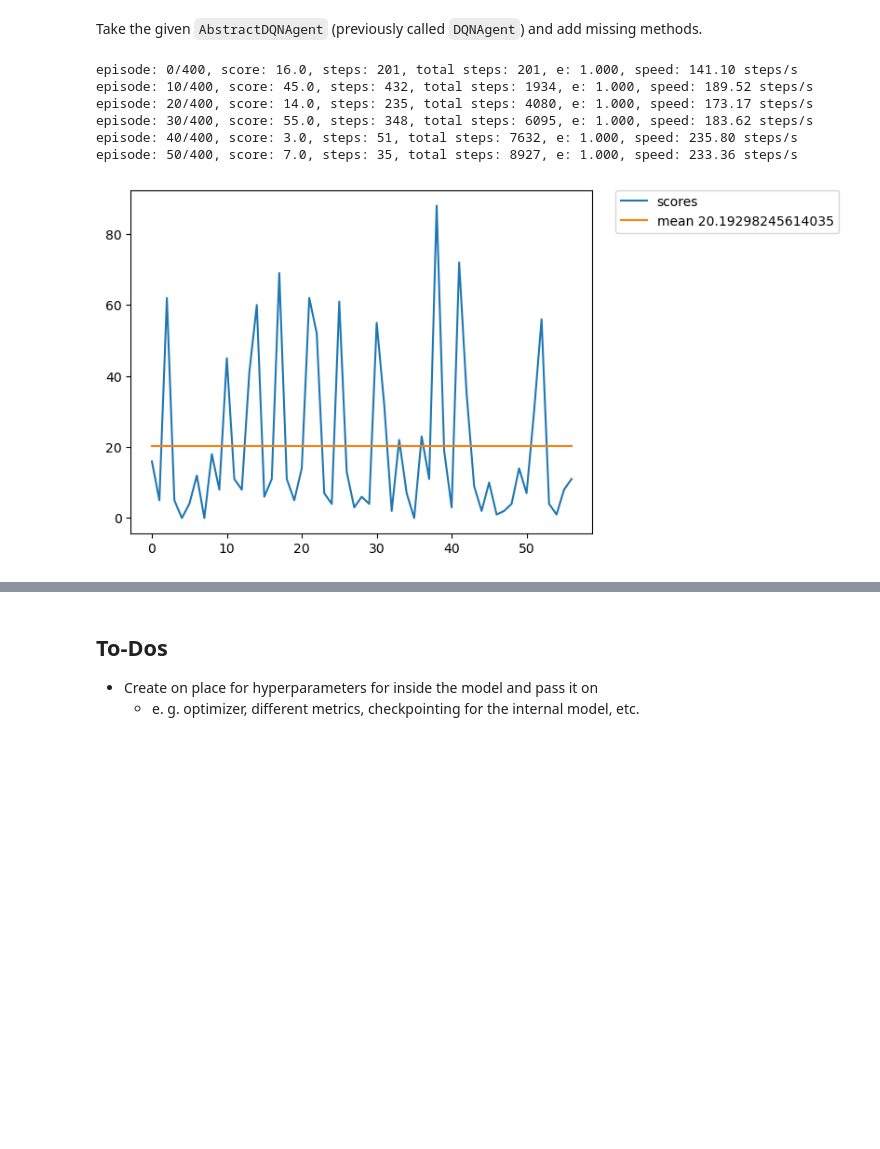
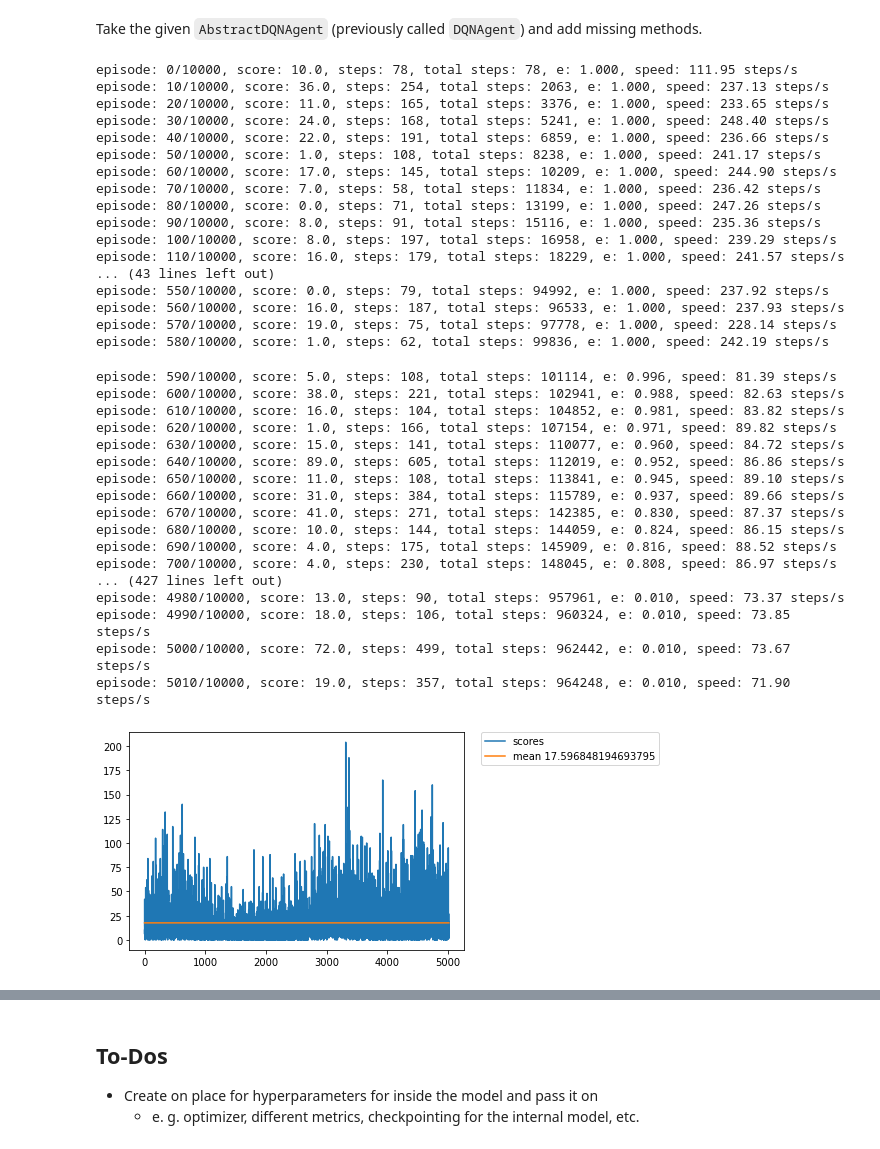
Before and after one commit to Tr33Bug/ML-RL-AtariPinballAgent, a Jupyter notebook: AtariPinball.ipynb, the cells around one changed output, grey strips where cells are left out. Drawn from its saved outputs; the diff is of its cells as text; code cells hidden in the pictures; blank space fills up the shorter version.

```diff
--- a/AtariPinball.ipynb
+++ b/AtariPinball.ipynb
@@ -312,7 +344,7 @@ class DQNAgent(AbstractDQNAgent):
         # input image and applies a rectifier nonlinearity."
         # Results in an output shape of (20, 20, 16)
         conv1 = Conv2D(
-            filters=16,
+            filters=32,
             kernel_size=(8, 8),
             strides=(4, 4),
             activation="relu"
@@ -322,17 +354,24 @@ class DQNAgent(AbstractDQNAgent):
         # by a rectifier nonlinearity."
         # Results in an output shape of (9, 9, 32)
         conv2 = Conv2D(
-            filters=32,
+            filters=64,
             kernel_size=(4,4),
             strides=(2,2),
             activation="relu"
         )(conv1)
 
+        conv3 = Conv2D(
+            filters=64,
+            kernel_size=(4,4),
+            strides=(1,1),
+            activation="relu"
+        )(conv2)
+
         # Flattening the last convolutional layer.
-        conv_flattened = Flatten()(conv2)
+        conv_flattened = Flatten()(conv3)
 
         # "The final hidden layer is fully-connected and consists of 256 rectifier units."
-        hidden = Dense(units=256, activation='relu')(conv_flattened)
+        hidden = Dense(units=512, activation='relu')(conv_flattened)
 
         # "The output layer is a fully-connected linear layer with a single output
         # for each valid action."
@@ -369,7 +408,7 @@ class DQNAgent(AbstractDQNAgent):
         return action
 
 
-    def train(self, experience: tuple[LazyFrames, int, LazyFrames, float, bool]):
+    def train(self, experience: Tuple[LazyFrames, int, LazyFrames, float, bool]):
         """Stores the experience in memory. If memory is full trains network by replay.
 
         Args:
@@ -385,14 +424,12 @@ class DQNAgent(AbstractDQNAgent):
         #  - Update weights of the target model (syn of the two models)
         #  - Execute replay
         if self.step >= self.start_replay_step:
-            if self.replay_has_started == False:
-                print("Replay has started")
-                self.replay_has_started = True
             if self.epsilon > self.epsilon_min:
-                self.epsilon *= self.epsilon_decay
+                self.epsilon -= self.epsilon_decay
             if self.step % self.target_model_update_interval == 0:
                 self.target_model.set_weights(self.model.get_weights())
-            self._replay()
+            if self.step % self.train_freq == 0:
+                self._replay()
 
         self.step += 1
 
@@ -500,35 +537,63 @@ def interact_with_environment(env, agent, n_episodes=600, max_steps=1000000, tra
 # %%
 action_size = env.action_space.n
 state_size = env.observation_space.shape[0]
 
 # Hyperparams (should be sufficient)
-episodes = 5000
+episodes = 10000
 annealing_steps = 100000  # not episodes!
 gamma = 0.99
 epsilon = 1.0
 epsilon_min = 0.01
-epsilon_decay = (epsilon - epsilon_min) / annealing_steps
+epsilon_decay = 0.000004
 alpha = 0.0001
 batch_size = 64
-memory_size = 100000
+memory_size = 200000
 start_replay_step = 100000
 target_model_update_interval = 1000
 train_freq = 4
 
 agent = DQNAgent(action_size=action_size, state_size=state_size, gamma=gamma,
                  epsilon=epsilon, epsilon_decay=epsilon_decay, epsilon_min=epsilon_min,
                  alpha=alpha, batch_size=batch_size, memory_size=memory_size,
                  start_replay_step=start_replay_step,
                  target_model_update_interval=target_model_update_interval, train_freq=train_freq)
 
 statistics = interact_with_environment(env, agent, n_episodes=episodes, verbose=True)
 env.close()
 plot_statistics(statistics)
 # %% [output]
-episode: 0/400, score: 16.0, steps: 201, total steps: 201, e: 1.000, speed: 141.10 steps/s
-episode: 10/400, score: 45.0, steps: 432, total steps: 1934, e: 1.000, speed: 189.52 steps/s
-episode: 20/400, score: 14.0, steps: 235, total steps: 4080, e: 1.000, speed: 173.17 steps/s
-episode: 30/400, score: 55.0, steps: 348, total steps: 6095, e: 1.000, speed: 183.62 steps/s
-episode: 40/400, score: 3.0, steps: 51, total steps: 7632, e: 1.000, speed: 235.80 steps/s
-episode: 50/400, score: 7.0, steps: 35, total steps: 8927, e: 1.000, speed: 233.36 steps/s
+episode: 0/10000, score: 10.0, steps: 78, total steps: 78, e: 1.000, speed: 111.95 steps/s
+episode: 10/10000, score: 36.0, steps: 254, total steps: 2063, e: 1.000, speed: 237.13 steps/s
+episode: 20/10000, score: 11.0, steps: 165, total steps: 3376, e: 1.000, speed: 233.65 steps/s
+episode: 30/10000, score: 24.0, steps: 168, total steps: 5241, e: 1.000, speed: 248.40 steps/s
+episode: 40/10000, score: 22.0, steps: 191, total steps: 6859, e: 1.000, speed: 236.66 steps/s
+episode: 50/10000, score: 1.0, steps: 108, total steps: 8238, e: 1.000, speed: 241.17 steps/s
+episode: 60/10000, score: 17.0, steps: 145, total steps: 10209, e: 1.000, speed: 244.90 steps/s
+episode: 70/10000, score: 7.0, steps: 58, total steps: 11834, e: 1.000, speed: 236.42 steps/s
+episode: 80/10000, score: 0.0, steps: 71, total steps: 13199, e: 1.000, speed: 247.26 steps/s
+episode: 90/10000, score: 8.0, steps: 91, total steps: 15116, e: 1.000, speed: 235.36 steps/s
+episode: 100/10000, score: 8.0, steps: 197, total steps: 16958, e: 1.000, speed: 239.29 steps/s
+episode: 110/10000, score: 16.0, steps: 179, total steps: 18229, e: 1.000, speed: 241.57 steps/s
+... (43 lines left out)
+episode: 550/10000, score: 0.0, steps: 79, total steps: 94992, e: 1.000, speed: 237.92 steps/s
+episode: 560/10000, score: 16.0, steps: 187, total steps: 96533, e: 1.000, speed: 237.93 steps/s
+episode: 570/10000, score: 19.0, steps: 75, total steps: 97778, e: 1.000, speed: 228.14 steps/s
+episode: 580/10000, score: 1.0, steps: 62, total steps: 99836, e: 1.000, speed: 242.19 steps/s
+episode: 590/10000, score: 5.0, steps: 108, total steps: 101114, e: 0.996, speed: 81.39 steps/s
+episode: 600/10000, score: 38.0, steps: 221, total steps: 102941, e: 0.988, speed: 82.63 steps/s
+episode: 610/10000, score: 16.0, steps: 104, total steps: 104852, e: 0.981, speed: 83.82 steps/s
+episode: 620/10000, score: 1.0, steps: 166, total steps: 107154, e: 0.971, speed: 89.82 steps/s
+episode: 630/10000, score: 15.0, steps: 141, total steps: 110077, e: 0.960, speed: 84.72 steps/s
+episode: 640/10000, score: 89.0, steps: 605, total steps: 112019, e: 0.952, speed: 86.86 steps/s
+episode: 650/10000, score: 11.0, steps: 108, total steps: 113841, e: 0.945, speed: 89.10 steps/s
+episode: 660/10000, score: 31.0, steps: 384, total steps: 115789, e: 0.937, speed: 89.66 steps/s
+episode: 670/10000, score: 41.0, steps: 271, total steps: 142385, e: 0.830, speed: 87.37 steps/s
+episode: 680/10000, score: 10.0, steps: 144, total steps: 144059, e: 0.824, speed: 86.15 steps/s
+episode: 690/10000, score: 4.0, steps: 175, total steps: 145909, e: 0.816, speed: 88.52 steps/s
+episode: 700/10000, score: 4.0, steps: 230, total steps: 148045, e: 0.808, speed: 86.97 steps/s
+... (427 lines left out)
+episode: 4980/10000, score: 13.0, steps: 90, total steps: 957961, e: 0.010, speed: 73.37 steps/s
+episode: 4990/10000, score: 18.0, steps: 106, total steps: 960324, e: 0.010, speed: 73.85 steps/s
+episode: 5000/10000, score: 72.0, steps: 499, total steps: 962442, e: 0.010, speed: 73.67 steps/s
+episode: 5010/10000, score: 19.0, steps: 357, total steps: 964248, e: 0.010, speed: 71.90 steps/s
-[figure, old version]
+[figure, new version]
```
Also changed, not shown: parts of 15 cells of this notebook.
